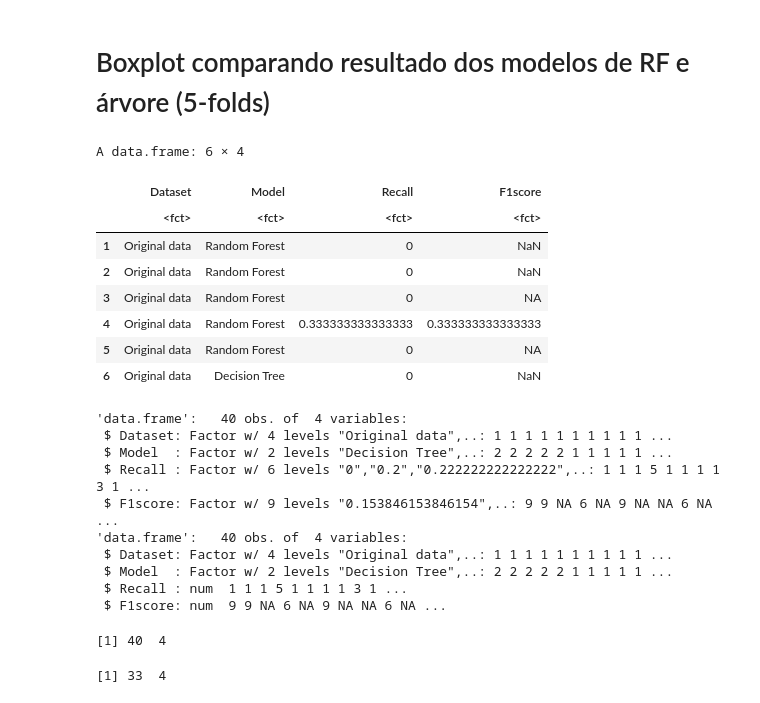
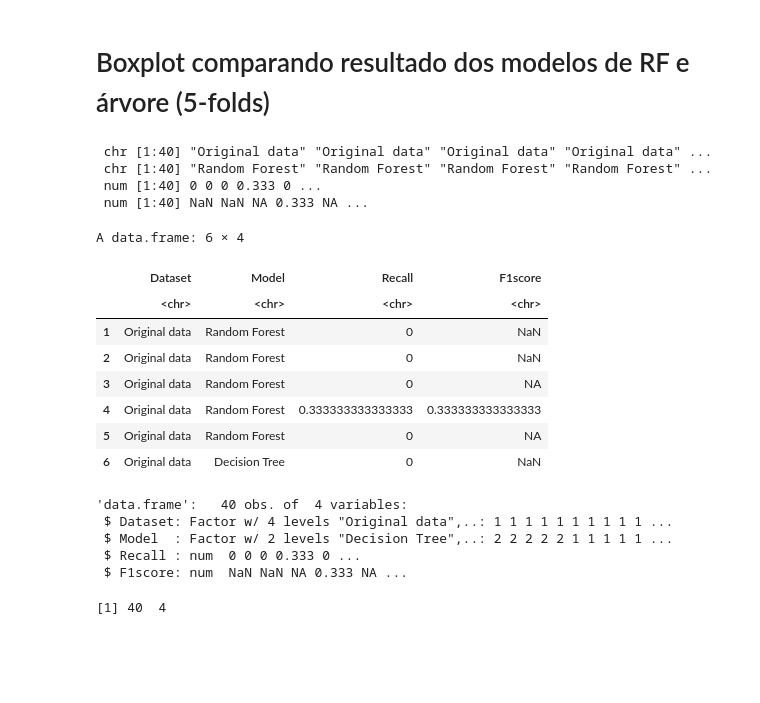
Before and after one commit to RenanBaltar/Analise-artigo-idosos, a Jupyter notebook: analise-artigo.ipynb, the cells around one changed output. Cells and saved outputs as stored; diff of their text form; code cells hidden in the pictures; blank space fills up the shorter version.

```diff
--- a/analise-artigo.ipynb
+++ b/analise-artigo.ipynb
@@ -2906,42 +2926,46 @@ F1score= c(F1score1_rf_original,F1score2_rf_original,F1score3_rf_original,
           Metrics_fold02[[20]],Metrics_fold03[[20]],Metrics_fold04[[20]],Metrics_fold02[[20]],
           Metrics_augmenter_tree_fold01[[20]],Metrics_augmenter_tree_fold02[[20]],Metrics_augmenter_tree_fold03[[20]],
           Metrics_augmenter_tree_fold04[[20]],Metrics_augmenter_tree_fold05[[20]])
-
-
-data_boxplot= cbind(Dataset,Model,Recall,F1score)
-data_boxplot= as.data.frame(data_boxplot)
-head(data_boxplot)
-str(data_boxplot)
-data_boxplot$Dataset<-as.factor(data_boxplot$Dataset)
-data_boxplot$Model<-as.factor(data_boxplot$Model)
-data_boxplot$Recall<-as.numeric(data_boxplot$Recall)
-data_boxplot$F1score<-as.numeric(data_boxplot$F1score)
-str(data_boxplot)
-dim(data_boxplot)
-###
-data_boxplot2<- na.omit(data_boxplot)
-dim(data_boxplot2)
-# %% [output]
-A data.frame: 6 × 4
-|  | Dataset | Model | Recall | F1score |
-|  | <fct> | <fct> | <fct> | <fct> |
-| 1 | Original data | Random Forest | 0 | NaN |
-| 2 | Original data | Random Forest | 0 | NaN |
-| 3 | Original data | Random Forest | 0 | NA |
-| 4 | Original data | Random Forest | 0.333333333333333 | 0.333333333333333 |
-| 5 | Original data | Random Forest | 0 | NA |
-| 6 | Original data | Decision Tree | 0 | NaN |
-'data.frame':   40 obs. of  4 variables:
- $ Dataset: Factor w/ 4 levels "Original data",..: 1 1 1 1 1 1 1 1 1 1 ...
- $ Model  : Factor w/ 2 levels "Decision Tree",..: 2 2 2 2 2 1 1 1 1 1 ...
- $ Recall : Factor w/ 6 levels "0","0.2","0.222222222222222",..: 1 1 1 5 1 1 1 1 3 1 ...
- $ F1score: Factor w/ 9 levels "0.153846153846154",..: 9 9 NA 6 NA 9 NA NA 6 NA ...
-'data.frame':   40 obs. of  4 variables:
- $ Dataset: Factor w/ 4 levels "Original data",..: 1 1 1 1 1 1 1 1 1 1 ...
- $ Model  : Factor w/ 2 levels "Decision Tree",..: 2 2 2 2 2 1 1 1 1 1 ...
- $ Recall : num  1 1 1 5 1 1 1 1 3 1 ...
- $ F1score: num  9 9 NA 6 NA 9 NA NA 6 NA ...
-[1] 40  4
-[1] 33  4
+# %%
+str(Dataset)
+str(Model)
+str(Recall)
+str(F1score)
+#Dataset<- as.factor(Dataset)
+#Model<- as.factor(Model)
+data_boxplot= cbind(Dataset,Model,Recall,F1score)
+data_boxplot= as.data.frame(data_boxplot,stringsAsFactors = FALSE)
+head(data_boxplot)
+# %% [output]
+ chr [1:40] "Original data" "Original data" "Original data" "Original data" ...
+ chr [1:40] "Random Forest" "Random Forest" "Random Forest" "Random Forest" ...
+ num [1:40] 0 0 0 0.333 0 ...
+ num [1:40] NaN NaN NA 0.333 NA ...
+A data.frame: 6 × 4
+|  | Dataset | Model | Recall | F1score |
+|  | <chr> | <chr> | <chr> | <chr> |
+| 1 | Original data | Random Forest | 0 | NaN |
+| 2 | Original data | Random Forest | 0 | NaN |
+| 3 | Original data | Random Forest | 0 | NA |
+| 4 | Original data | Random Forest | 0.333333333333333 | 0.333333333333333 |
+| 5 | Original data | Random Forest | 0 | NA |
+| 6 | Original data | Decision Tree | 0 | NaN |
+# %%
+data_boxplot$Dataset<-as.factor(data_boxplot$Dataset)
+data_boxplot$Model<-as.factor(data_boxplot$Model)
+data_boxplot$Recall<-as.numeric(data_boxplot$Recall)
+data_boxplot$F1score<-as.numeric(data_boxplot$F1score)
+str(data_boxplot)
+dim(data_boxplot)
+###
+#data_boxplot2<- na.omit(data_boxplot)
+#dim(data_boxplot2)
+# %% [output]
+'data.frame':   40 obs. of  4 variables:
+ $ Dataset: Factor w/ 4 levels "Original data",..: 1 1 1 1 1 1 1 1 1 1 ...
+ $ Model  : Factor w/ 2 levels "Decision Tree",..: 2 2 2 2 2 1 1 1 1 1 ...
+ $ Recall : num  0 0 0 0.333 0 ...
+ $ F1score: num  NaN NaN NA 0.333 NA ...
+[1] 40  4
 # %%
 # Boxplot com o recall dos modelos de classificação
```
Also changed, not shown: parts of 23 cells of this notebook.
